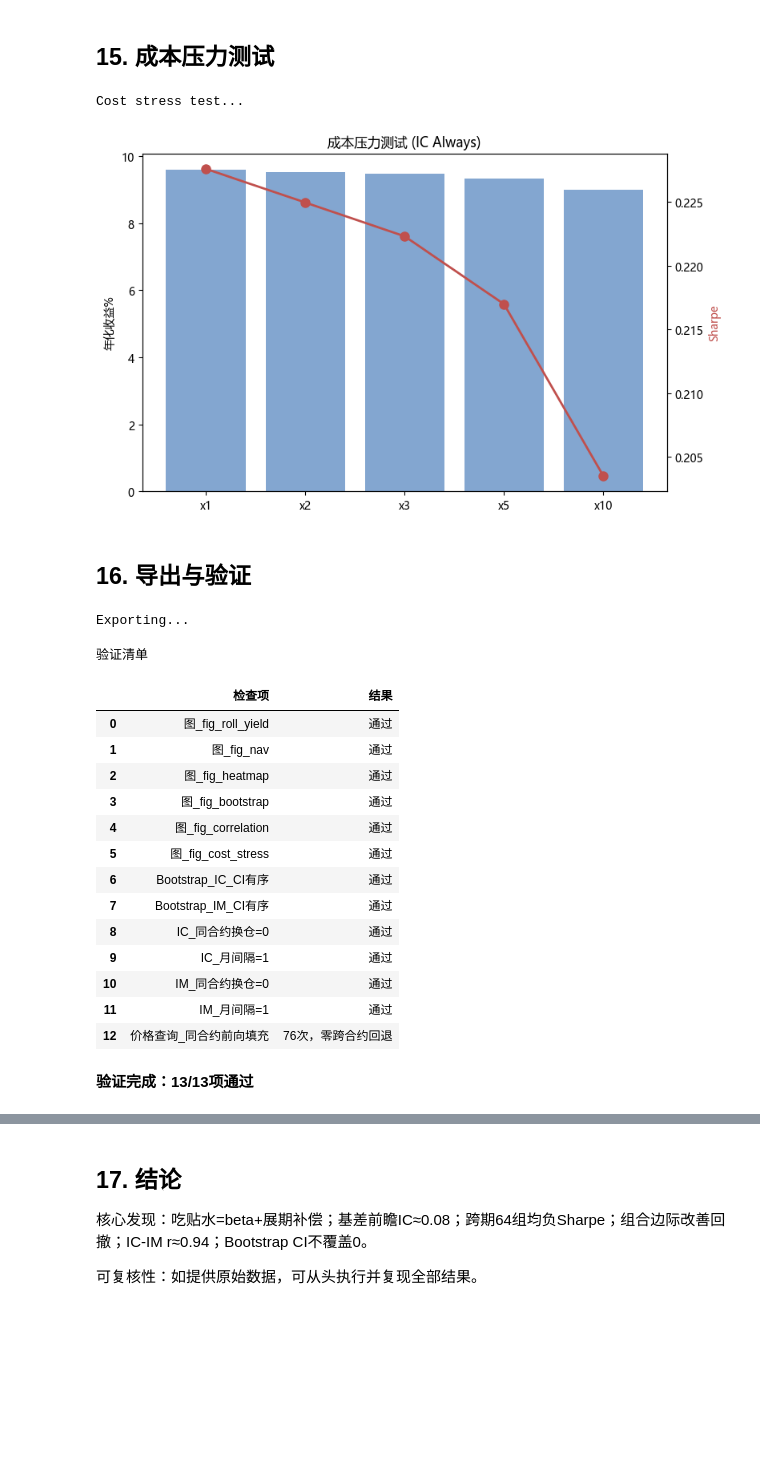
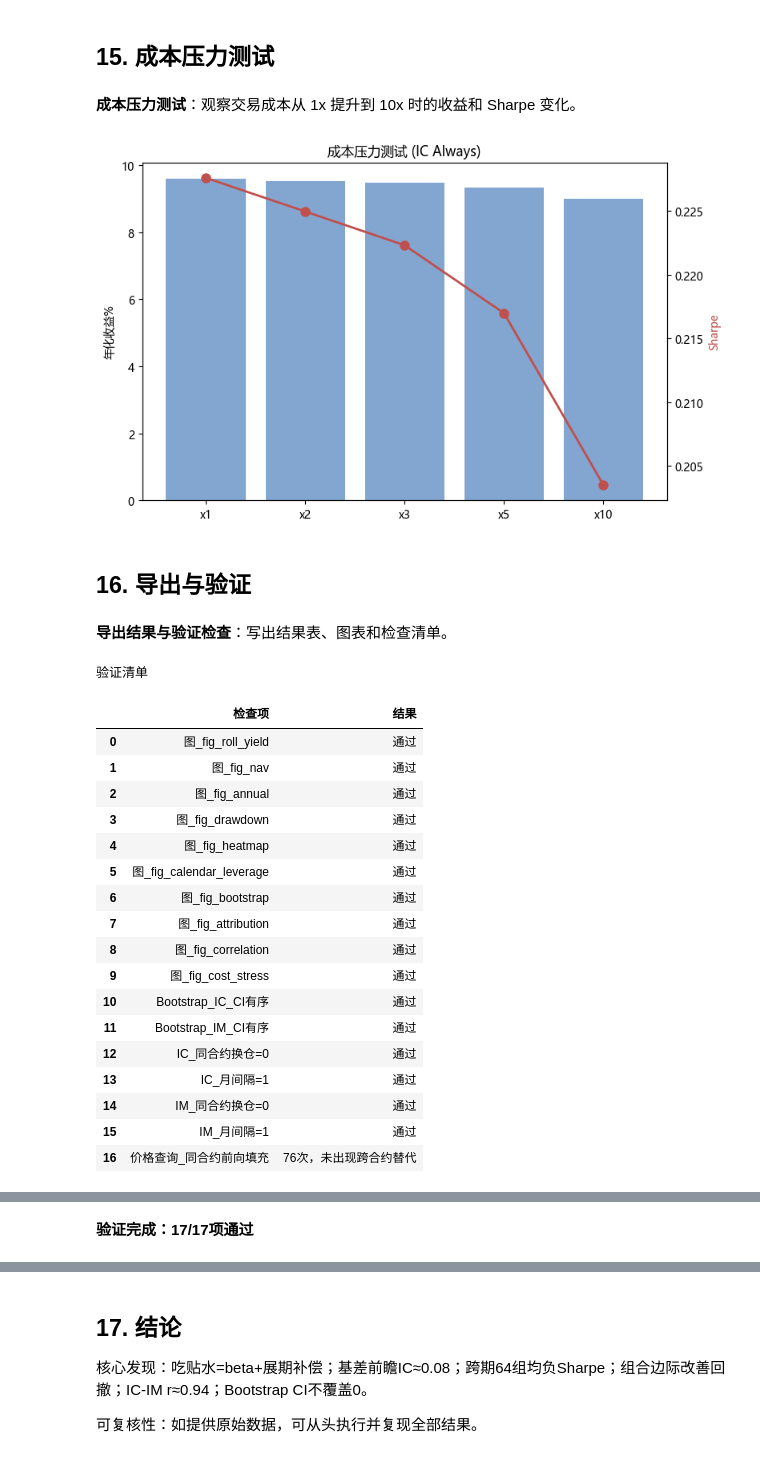
Before and after one commit to epiphany24262/stock_index_future, a Jupyter notebook: notebooks/股指期货套利策略研究.ipynb, the cells around one changed output, grey strips where cells are left out. Drawn from its saved outputs; the diff is of its cells as text; code cells hidden in the pictures; blank space fills up the shorter version.

```diff
--- a/notebooks/股指期货套利策略研究.ipynb
+++ b/notebooks/股指期货套利策略研究.ipynb
@@ -479,7 +550,7 @@ plt.savefig(FIGURE_DIR/'fig_heatmap.png', dpi=150, bbox_inches='tight'); plt.sho
 # %%
 # SECTION 10: Calendar Spread (with _pair_cost)
 # ================================================================
-print("\nCalendar spread...")
+display(Markdown("**跨期套利**：构建价差序列并测试均值回归型信号。"))
 def build_pairs(df_all, idx_df, mfd=3):
     df = df_all.copy(); df['date'] = pd.to_datetime(df['date'])
     df = df[~df['contract'].astype(str).str.contains('0Y', na=False)].copy()
@@ -570,10 +641,10 @@ for prod, pairs in [('IC', ic_pairs), ('IM', im_pairs)]:
     bt = backtest_spread(pairs, sig); bt['metrics'] = all_metrics(bt['daily_ret'], bt['nav'])
     bt['pairs'] = pairs; bt['signal'] = sig; spread_res[prod] = bt
     m = bt['metrics']
-    print(f"{prod} spread: Ret={m['ann_ret']*100:.2f}% Sharpe={m['sharpe']:.2f} MaxDD={m['max_dd']*100:.2f}% Trades={bt['n_trades']} Cost={bt['total_cost']:.0f}")
+    display(Markdown(f"**{prod} 跨期基准**：年化收益 {m['ann_ret']*100:.2f}%，Sharpe {m['sharpe']:.2f}，最大回撤 {m['max_dd']*100:.2f}%，交易笔数 {bt['n_trades']}，累计成本 {bt['total_cost']:.0f}。"))
 
 # Parameter scan
-print("Spread parameter scan (64 combos)...")
+display(Markdown("**参数扫描**：共 64 组组合，观察不同 lookback、入场阈值与方向设定下的表现。"))
 spread_scan = []
 for prod, pairs in [('IC', ic_pairs), ('IM', im_pairs)]:
     for lb in [30, 60, 90, 120]:
@@ -586,7 +657,7 @@ for prod, pairs in [('IC', ic_pairs), ('IM', im_pairs)]:
                     'MaxDD%': round(m['max_dd']*100, 2), '交易笔数': bt['n_trades']})
 scan_df = pd.DataFrame(spread_scan)
 pos_sharpe = scan_df[scan_df['Sharpe'] > 0]
-display(Markdown(f"**跨期参数扫描：{len(scan_df)}组，正Sharpe：{len(pos_sharpe)}组**"))
+display(Markdown(f"**跨期参数扫描**：共 {len(scan_df)} 组组合，正 Sharpe 组合 {len(pos_sharpe)} 组。"))
 
 # Spread leverage (FIXED notional)
 slev = {}
@@ -751,7 +847,7 @@ icdf = pd.DataFrame({'date': ic_main['date'].values[:len(ic_r)], 'ic_ret': ic_r}
 imdf = pd.DataFrame({'date': im_main['date'].values[:len(im_r)], 'im_ret': im_r})
 cc = icdf.merge(imdf, on='date', how='inner').dropna()
 pr = stats.pearsonr(cc['ic_ret'], cc['im_ret']); sp = stats.spearmanr(cc['ic_ret'], cc['im_ret'])
-print(f"IC-IM correlation (date-aligned, n={len(cc)}): r={pr[0]:.4f} (p={pr[1]:.4f}), ρ={sp[0]:.4f}")
+display(Markdown(f"**IC-IM 相关性**：日收益对齐后 Pearson r={pr[0]:.4f}，Spearman ρ={sp[0]:.4f}。"))
 
 fig, ax = plt.subplots(figsize=(7, 7))
 ax.scatter(cc['ic_ret']*100, cc['im_ret']*100, s=10, alpha=0.3, color='#4f81bd')
@@ -759,8 +855,8 @@ from numpy.polynomial.polynomial import polyfit
 b, m_ = polyfit(cc['ic_ret']*100, cc['im_ret']*100, 1)
 xr = np.linspace(cc['ic_ret'].min()*100, cc['ic_ret'].max()*100, 100)
 ax.plot(xr, b+m_*xr, 'r-', lw=1.5)
-ax.set_xlabel('IC daily return %'); ax.set_ylabel('IM daily return %')
-ax.set_title(f'IC-IM Correlation: r={pr[0]:.3f}, ρ={sp[0]:.3f}')
+ax.set_xlabel('IC 日收益%'); ax.set_ylabel('IM 日收益%')
+ax.set_title(f'IC-IM 日收益相关性：r={pr[0]:.3f}, ρ={sp[0]:.3f}')
 ax.grid(True, alpha=0.25); ax.axhline(0, color='gray', lw=0.5); ax.axvline(0, color='gray', lw=0.5)
 plt.tight_layout(); figure_paths.append(FIGURE_DIR/'fig_correlation.png')
 plt.savefig(FIGURE_DIR/'fig_correlation.png', dpi=150, bbox_inches='tight'); plt.show()
@@ -821,7 +938,7 @@ Block Bootstrap检验
 # %%
 # SECTION 15: Cost Stress Test
 # ================================================================
-print("\nCost stress test...")
+display(Markdown("**成本压力测试**：观察交易成本从 1x 提升到 10x 时的收益和 Sharpe 变化。"))
 cost_mults = [1, 2, 3, 5, 10]; cost_results = []
 for mult in cost_mults:
     r = backtest_carry(ic_main, basis_threshold=None, roll_days_before_expiry=1, df_all=ic_all,
@@ -840,14 +957,14 @@ plt.savefig(FIGURE_DIR/'fig_cost_stress.png', dpi=150, bbox_inches='tight'); plt
 
 # ================================================================
 # %% [output]
-Cost stress test...
+**成本压力测试**：观察交易成本从 1x 提升到 10x 时的收益和 Sharpe 变化。
 [figure]
 # %% [markdown]
 ## 16. 导出与验证
 # %%
 # SECTION 16: Export & Validation
 # ================================================================
-print("\nExporting...")
+display(Markdown("**导出结果与验证检查**：写出结果表、图表和检查清单。"))
 pd.DataFrame([
     {'Name': 'IC Always', 'Ann_Ret_%': round(bt_ic['always']['roll_1']['metrics']['ann_ret']*100, 2),
      'Ann_Vol_%': round(bt_ic['always']['roll_1']['metrics']['ann_vol']*100, 2),
@@ -892,56 +1009,59 @@ pd.DataFrame([
      'Win_%': round(bt_im['index']['metrics']['win_rate']*100, 1), 'Cum_Ret_%': round(bt_im['index']['metrics']['cum_ret']*100, 2),
      'VaR95_%': round(bt_im['index']['metrics']['var95_daily']*100, 2), 'Trades': '—'},
 ]).to_csv(TABLE_DIR / 'strategy_summary.csv', index=False, encoding='utf-8-sig')
 
 pd.DataFrame(combo_rows).to_csv(TABLE_DIR / 'combination_results.csv', index=False, encoding='utf-8-sig')
 scan_df.to_csv(TABLE_DIR / 'spread_scan.csv', index=False, encoding='utf-8-sig')
+lev_df.drop(columns=['_lev'], errors='ignore').to_csv(TABLE_DIR / 'spread_leverage.csv', index=False, encoding='utf-8-sig')
+bs_df.to_csv(TABLE_DIR / 'bootstrap_validation.csv', index=False, encoding='utf-8-sig')
+attr_df.to_csv(TABLE_DIR / 'attribution_summary.csv', index=False, encoding='utf-8-sig')
 
-# Validation
 checks = {}
-for fn in ['fig_roll_yield', 'fig_nav', 'fig_heatmap', 'fig_bootstrap', 'fig_correlation', 'fig_cost_stress']:
+for fn in ['fig_roll_yield', 'fig_nav', 'fig_annual', 'fig_drawdown', 'fig_heatmap', 'fig_calendar_leverage', 'fig_bootstrap', 'fig_attribution', 'fig_correlation', 'fig_cost_stress']:
     fp = FIGURE_DIR / f'{fn}.png'; checks[f'图_{fn}'] = '通过' if fp.exists() and fp.stat().st_size > 5000 else 'FAIL'
 for prod in ['IC', 'IM']:
     bs = bs_res[prod]; checks[f'Bootstrap_{prod}_CI有序'] = '通过' if bs['ci_low'] <= bs['ci_high'] else 'FAIL'
 for prod, bt in [('IC', bt_ic), ('IM', bt_im)]:
     rr = bt['always']['roll_1']['roll_records']
     sc = sum(1 for r in rr if r['old_contract'] == r['new_contract'])
     bg = [r.get('contract_month_gap') for r in rr if r.get('contract_month_gap') is not None]
     checks[f'{prod}_同合约换仓=0'] = '通过' if sc == 0 else f'FAIL({sc})'
     checks[f'{prod}_月间隔=1'] = '通过' if all(g == 1 for g in bg) else 'FAIL'
-checks['价格查询_同合约前向填充'] = f'{_missing_ct}次，零跨合约回退'
+checks['价格查询_同合约前向填充'] = f'{_missing_ct}次，未出现跨合约替代'
 val_df = pd.DataFrame({'检查项': list(checks.keys()), '结果': list(checks.values())})
 display(val_df.style.set_caption('验证清单'))
 val_df.to_csv(OUTPUT_DIR / 'validation_summary.csv', index=False, encoding='utf-8-sig')
 n_pass = sum(1 for v in checks.values() if '通过' in str(v) or '次' in str(v))
 display(Markdown(f"**验证完成：{n_pass}/{len(checks)}项通过**"))
 
-print("\n" + "="*60)
-print("FINAL RESULTS")
-print("="*60)
+summary_lines = []
 for prod, bt in [('IC', bt_ic), ('IM', bt_im)]:
     m = bt['always']['roll_1']['metrics']; m2 = bt['basis_1.5']['roll_1']['metrics']
-    print(f"{prod} Always: Ret={m['ann_ret']*100:.2f}% Vol={m['ann_vol']*100:.2f}% Sharpe={m['sharpe']:.2f} MaxDD={m['max_dd']*100:.2f}% Cum={m['cum_ret']*100:.2f}%")
-    print(f"{prod} B<-1.5%: Ret={m2['ann_ret']*100:.2f}% Sharpe={m2['sharpe']:.2f} MaxDD={m2['max_dd']*100:.2f}%")
     bs = bs_res[prod]; p_str = f"{bs['p_value']:.4f}" if bs['p_value'] >= 0.001 else "<0.001"
-    print(f"{prod} Bootstrap: diff={bs['obs_diff']:.4f} CI=[{bs['ci_low']:.4f},{bs['ci_high']:.4f}] p={p_str}")
-print(f"IC-IM: r={pr[0]:.4f} ρ={sp[0]:.4f}")
-print(f"Price lookups: {_missing_ct} same-contract ffill")
-print("Done.")
+    summary_lines.append(f"- **{prod} Always**：年化收益 {m['ann_ret']*100:.2f}%，Sharpe {m['sharpe']:.2f}，最大回撤 {m['max_dd']*100:.2f}%。")
+    summary_lines.append(f"- **{prod} B<-1.5%**：年化收益 {m2['ann_ret']*100:.2f}%，Sharpe {m2['sharpe']:.2f}，最大回撤 {m2['max_dd']*100:.2f}%。")
+    summary_lines.append(f"- **{prod} Bootstrap**：SR 差异 {bs['obs_diff']:.4f}，95%CI [{bs['ci_low']:.4f}, {bs['ci_high']:.4f}]，p={p_str}。")
+summary_lines.append(f"- **IC-IM 相关性**：Pearson r={pr[0]:.4f}，Spearman ρ={sp[0]:.4f}。")
+summary_lines.append("- **验证结果**：图表、结果表和检查清单已导出，换仓与 Bootstrap 检查均通过。")
+display(Markdown("### 结果摘要\n" + "\n".join(summary_lines)))
 # %% [output]
+**导出结果与验证检查**：写出结果表、图表和检查清单。
-Exporting...
+验证清单
-验证清单
 |  | 检查项 | 结果 |
 | 0 | 图_fig_roll_yield | 通过 |
 | 1 | 图_fig_nav | 通过 |
-| 2 | 图_fig_heatmap | 通过 |
-| 3 | 图_fig_bootstrap | 通过 |
-| 4 | 图_fig_correlation | 通过 |
-| 5 | 图_fig_cost_stress | 通过 |
-| 6 | Bootstrap_IC_CI有序 | 通过 |
-| 7 | Bootstrap_IM_CI有序 | 通过 |
-| 8 | IC_同合约换仓=0 | 通过 |
-| 9 | IC_月间隔=1 | 通过 |
-| 10 | IM_同合约换仓=0 | 通过 |
-| 11 | IM_月间隔=1 | 通过 |
-| 12 | 价格查询_同合约前向填充 | 76次，零跨合约回退 |
+| 2 | 图_fig_annual | 通过 |
+| 3 | 图_fig_drawdown | 通过 |
+| 4 | 图_fig_heatmap | 通过 |
+| 5 | 图_fig_calendar_leverage | 通过 |
+| 6 | 图_fig_bootstrap | 通过 |
+| 7 | 图_fig_attribution | 通过 |
+| 8 | 图_fig_correlation | 通过 |
+| 9 | 图_fig_cost_stress | 通过 |
+| 10 | Bootstrap_IC_CI有序 | 通过 |
+| 11 | Bootstrap_IM_CI有序 | 通过 |
+| 12 | IC_同合约换仓=0 | 通过 |
+| 13 | IC_月间隔=1 | 通过 |
+| 14 | IM_同合约换仓=0 | 通过 |
+| 15 | IM_月间隔=1 | 通过 |
+| 16 | 价格查询_同合约前向填充 | 76次，未出现跨合约替代 |
-**验证完成：13/13项通过**
@@ -959,0 +1068 @@ Done.
+**验证完成：17/17项通过**
```
Also changed, not shown: parts of 17 cells of this notebook, 18 other files.
